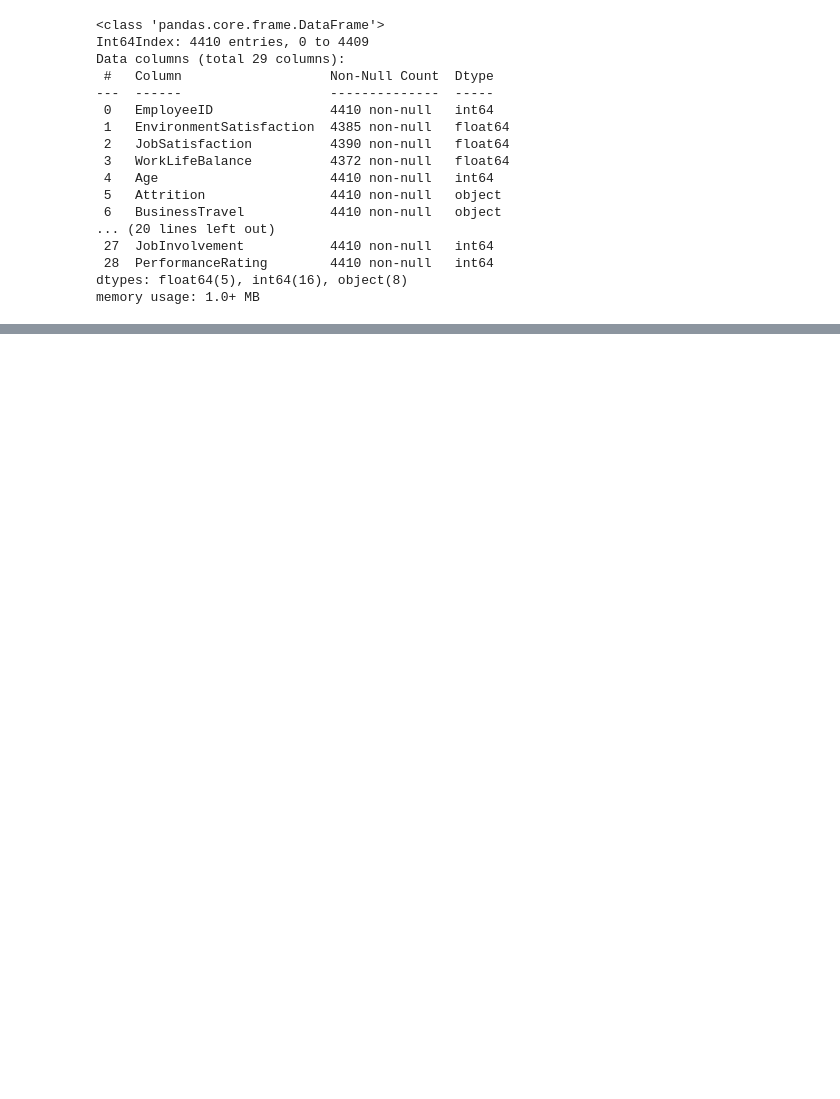
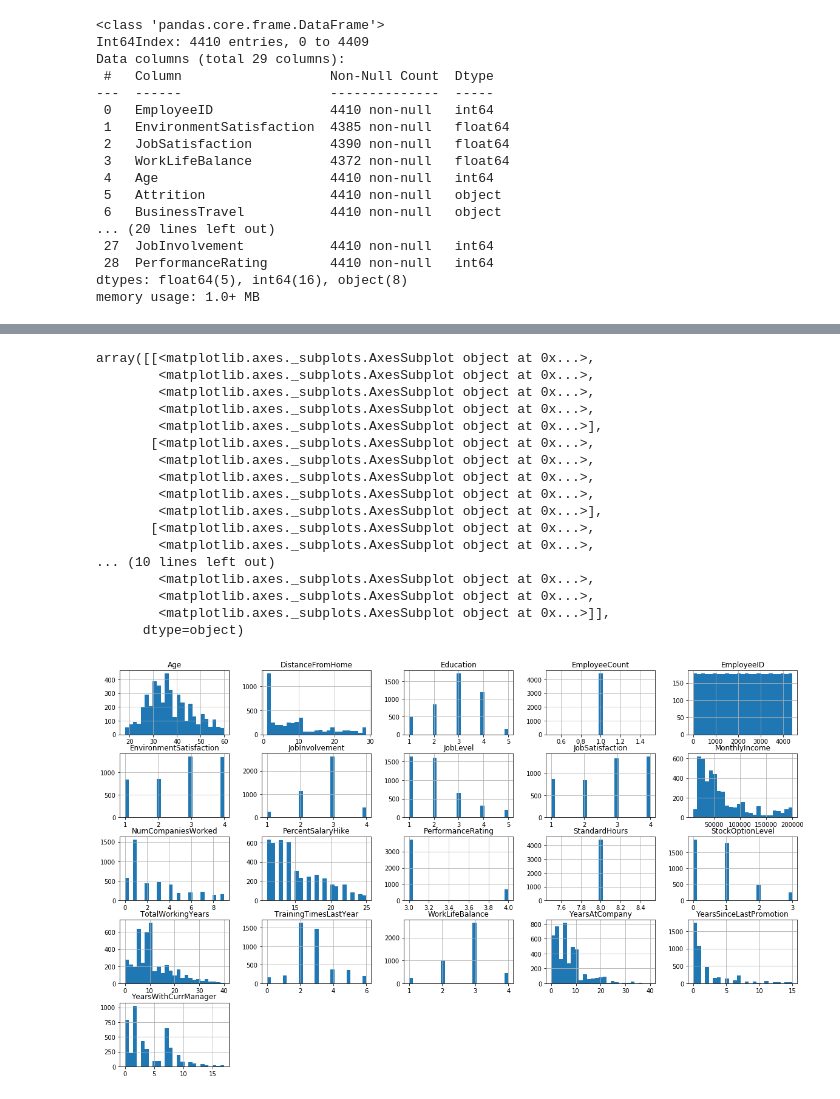
Before and after one commit to VictorMassotte/Projet-IA, a Jupyter notebook: projet-ia.ipynb, the cells around one changed output, grey strips where cells are left out. Saved outputs shown, nothing was run; the diff lists cells and outputs as text; code cells hidden in the pictures; blank space fills up the shorter version.

```diff
--- a/projet-ia.ipynb
+++ b/projet-ia.ipynb
@@ -3,12 +3,17 @@ import pandas as pd
 
 generalData = pd.read_csv(r'data\general_data.csv')
 employeeData = pd.read_csv(r'data\employee_survey_data.csv')
-inTimeData = pd.read_csv(r'data\in_time.csv')
+csvInTimeData = pd.read_csv(r'data\in_time.csv')
 managerData = pd.read_csv(r'data\manager_survey_data.csv')
-outTimeData = pd.read_csv(r'data\out_time.csv')
+csvOutTimeData = pd.read_csv(r'data\out_time.csv')
+
+intTimeData = csvInTimeData.rename(columns={'Unnamed: 0': 'EmployeeID'})
+outTimeData = csvOutTimeData.rename(columns={'Unnamed: 0': 'EmployeeID'})
 # %%
 allData = pd.merge(employeeData, generalData, how='inner', on=['EmployeeID'])
 allData = allData.merge(managerData, how='inner', on=['EmployeeID'])
+""" allData = allData.merge(intTimeData, how='inner', on=['EmployeeID'])
+allData = allData.merge(outTimeData, how='inner', on=['EmployeeID']) """
 
 allData.info()
 # %% [output]
@@ -31,0 +50,21 @@ memory usage: 1.0+ MB
+# %%
+allData.hist(figsize=(20,12), bins=25)
+# %% [output]
+array([[<matplotlib.axes._subplots.AxesSubplot object at 0x...>,
+        <matplotlib.axes._subplots.AxesSubplot object at 0x...>,
+        <matplotlib.axes._subplots.AxesSubplot object at 0x...>,
+        <matplotlib.axes._subplots.AxesSubplot object at 0x...>,
+        <matplotlib.axes._subplots.AxesSubplot object at 0x...>],
+       [<matplotlib.axes._subplots.AxesSubplot object at 0x...>,
+        <matplotlib.axes._subplots.AxesSubplot object at 0x...>,
+        <matplotlib.axes._subplots.AxesSubplot object at 0x...>,
+        <matplotlib.axes._subplots.AxesSubplot object at 0x...>,
+        <matplotlib.axes._subplots.AxesSubplot object at 0x...>],
+       [<matplotlib.axes._subplots.AxesSubplot object at 0x...>,
+        <matplotlib.axes._subplots.AxesSubplot object at 0x...>,
+... (10 lines left out)
+        <matplotlib.axes._subplots.AxesSubplot object at 0x...>,
+        <matplotlib.axes._subplots.AxesSubplot object at 0x...>,
+        <matplotlib.axes._subplots.AxesSubplot object at 0x...>]],
+      dtype=object)
+[figure, added]
```
Also changed, not shown: parts of 5 cells of this notebook.
